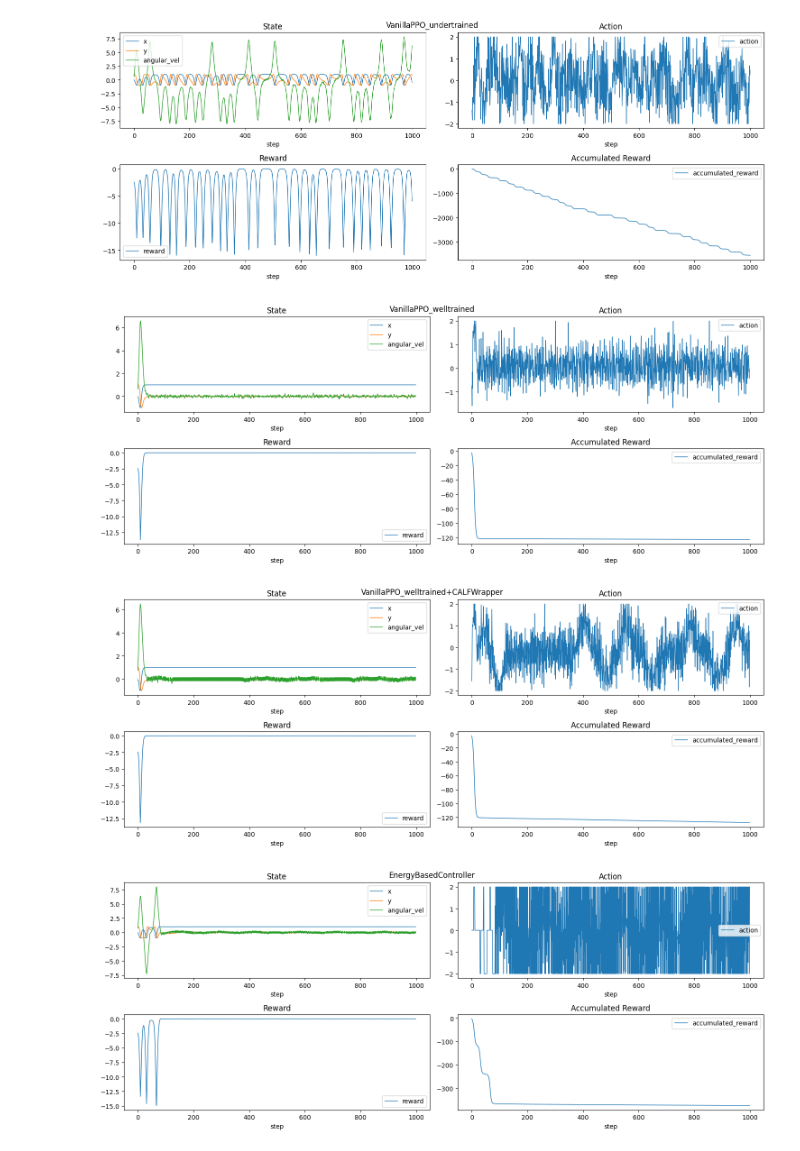
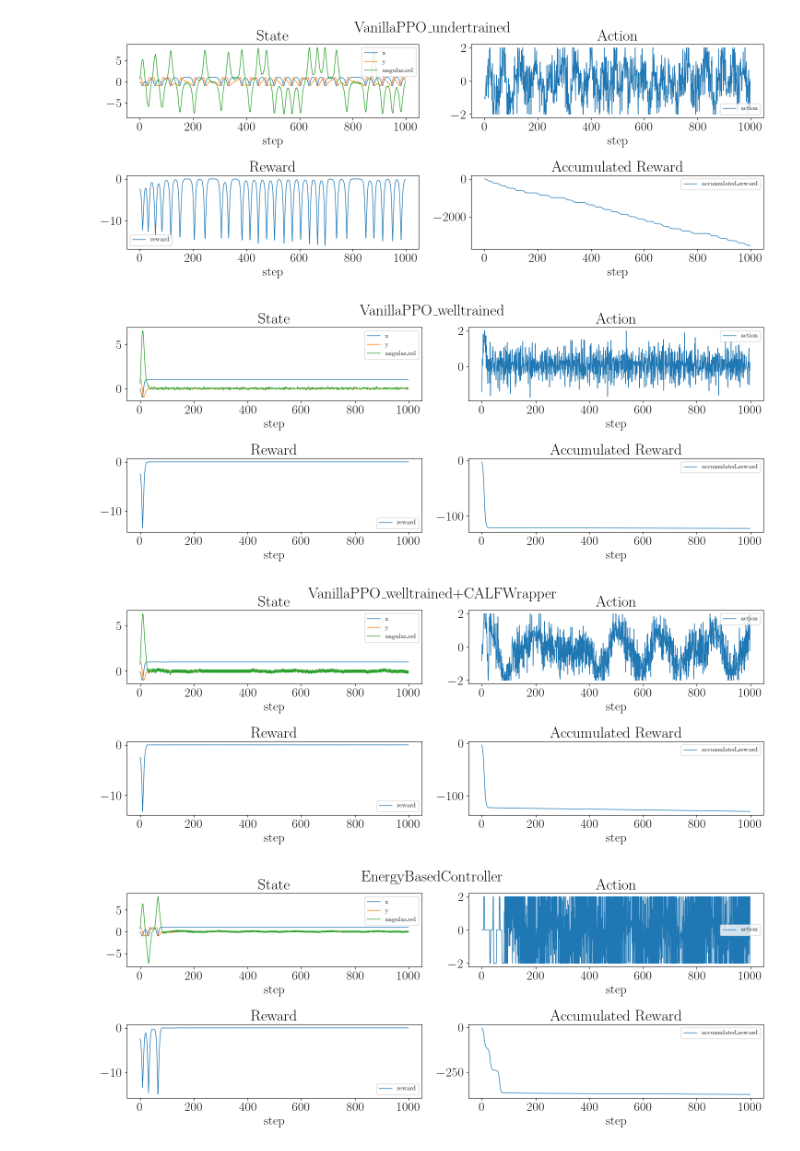
Before and after one commit to osinenkop/stable-baselines-playground, a Jupyter notebook: notebooks/analysis.ipynb, the cells around one changed output. Saved outputs shown, nothing was run; the diff lists cells and outputs as text; code cells hidden in the pictures.

```diff
--- a/notebooks/analysis.ipynb
+++ b/notebooks/analysis.ipynb
@@ -3,21 +3,27 @@ import numpy as np
 import os
 import pandas as pd
 import matplotlib.pyplot as plt
+
+plt.rcParams.update({
+    "text.usetex": True,
+    "font.family": "serif",
+    "font.size": 20
+})
 # %%
 df = None
 
 alias = {
-    "energy_based_run.csv": "EnergyBasedController",
-    "pure_ppo_eval_200000.csv": "VanillaPPO_undertrained",
-    "pure_ppo_eval_500000.csv": "VanillaPPO_welltrained",
-    "pure_ppo_with_calfw_eval_200000.csv": "VanillaPPO_undertrained+CALFWrapper",
-    "pure_ppo_with_calfw_eval_500000.csv": "VanillaPPO_welltrained+CALFWrapper",
+    "energy_based_run": "EnergyBasedController",
+    "pure_ppo_eval_200000": "VanillaPPO_undertrained",
+    "pure_ppo_eval_500000": "VanillaPPO_welltrained",
+    "pure_ppo_with_calfw_eval_200000": "VanillaPPO_undertrained+CALFWrapper",
+    "pure_ppo_with_calfw_eval_500000": "VanillaPPO_welltrained+CALFWrapper",
 }
 
 for root, dirs, files in os.walk("../logs"):
     for fn in files:
 
-        if not fn.endswith(".csv"):
+        if not fn.endswith(".csv") or "seed" not in fn:
             continue
         file_path = os.path.join(root, fn)
 
@@ -34,12 +40,18 @@ for root, dirs, files in os.walk("../logs"):
         tmp_df["action"] = tmp_df["action"].apply(lambda x: x[0])
         tmp_df["reward"] = tmp_df["reward"].apply(lambda x: x[0])
         tmp_df["accumulated_reward"] = tmp_df["accumulated_reward"].apply(lambda x: x[0])
+        # if "relax_probability" in tmp_df.columns:
+        #     tmp_df["relax_probability"] = tmp_df["relax_probability"].apply(lambda x: x[0] if x else x)
 
         tmp_df["x"] = tmp_df["state"].apply(lambda x: x[0])
         tmp_df["y"] = tmp_df["state"].apply(lambda x: x[1])
         tmp_df["angular_vel"] = tmp_df["state"].apply(lambda x: x[2])
 
-        tmp_df["Case"] = alias[fn]
+        tmp_df["file_name"] = fn
+        for k in alias:
+            if k in fn:
+                tmp_df["Case"] = alias[k]
+                break
 
         if df is None:
             df = tmp_df
@@ -59,0 +70,6 @@ df.groupby(["Case"]).count()
+# %%
+import matplotlib.colors as mcolors
+
+color_list = list(mcolors.TABLEAU_COLORS.keys())
+case_colors = {c:color_list[i] for i, c in enumerate(df.Case.unique())}
+case_colors
@@ -143,9 +301,13 @@ for c in df.Case.unique():
     ax[1][1].set_title("Accumulated Reward")
 
     # plt.title("VanillaPPO_undertrained+CALFWrapper")
+    ax[0][0].legend(prop={'size': 10})
+    ax[0][1].legend(prop={'size': 10})
+    ax[1][1].legend(prop={'size': 10})
+    ax[1][0].legend(prop={'size': 10})
     plt.tight_layout()
     fig.suptitle(c) # or plt.suptitle('Main title')
-    fig.savefig("../media/" + c + ".pdf")
+    fig.savefig("../media/" + c + ".png")
 # %% [output]
 VanillaPPO_undertrained+CALFWrapper
 VanillaPPO_undertrained
@@ -156,4 +318,4 @@ EnergyBasedController
-[figure, old version]
+[figure, new version]
-[figure, old version]
+[figure, new version]
-[figure, old version]
+[figure, new version]
-[figure, old version]
+[figure, new version]
```
Also changed, not shown: parts of 13 cells of this notebook, 5 other files.
